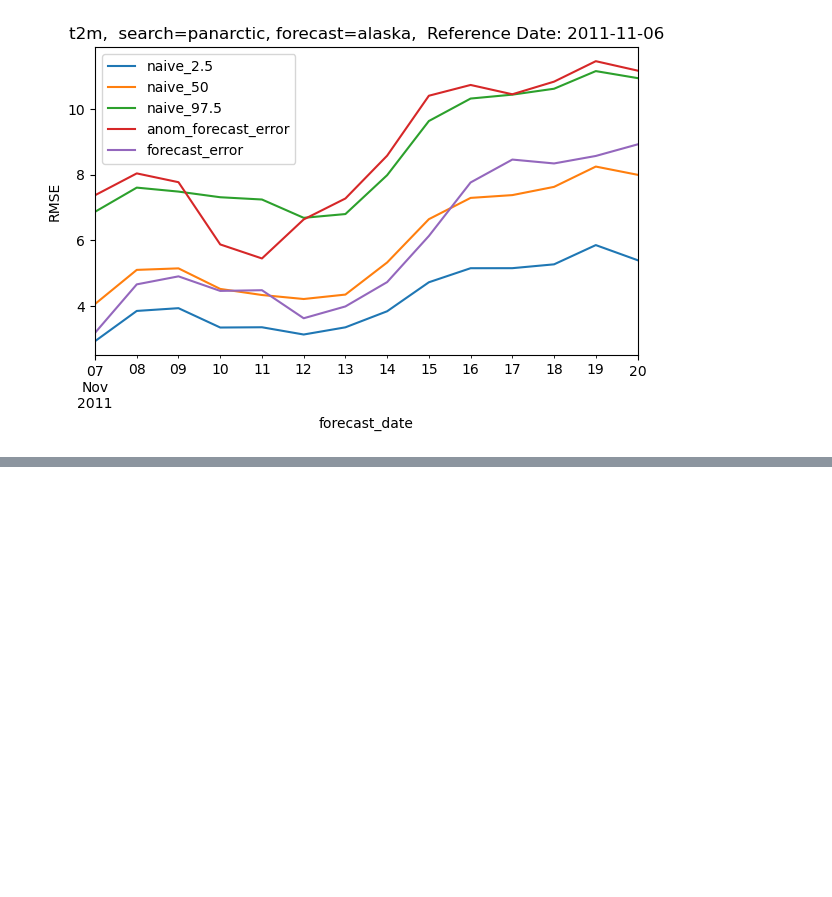
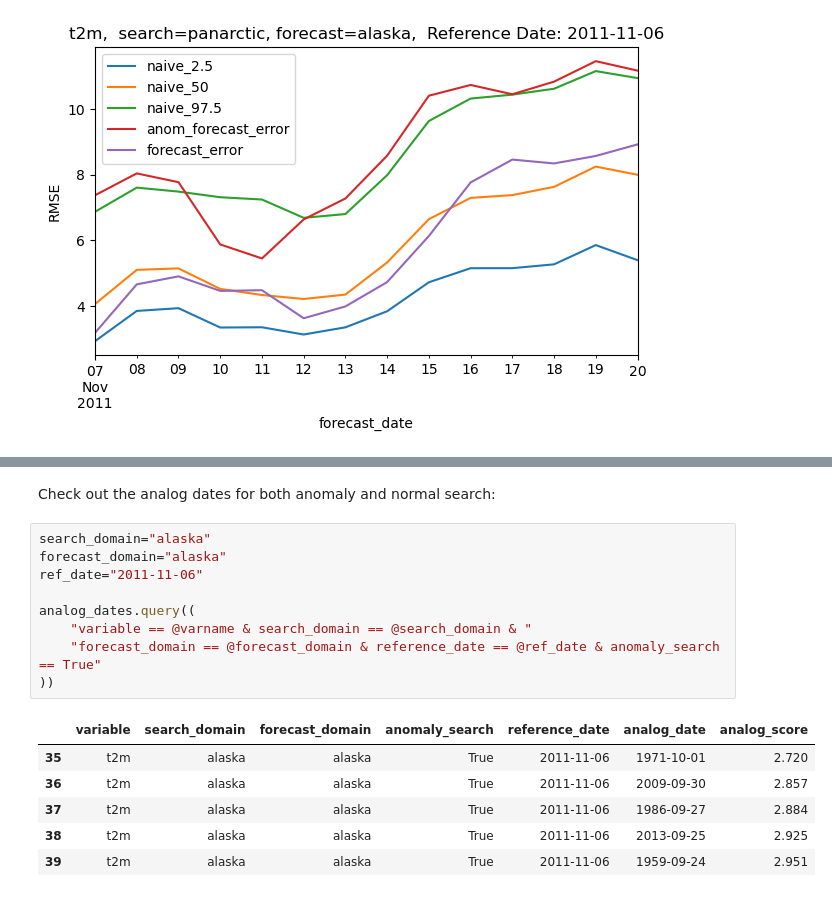
Before and after one commit to ua-snap/analog-forecast, a Jupyter notebook: skill_profiling/Nome_storm_dates_analysis.ipynb, the cells around one changed output, grey strips where cells are left out. Drawn from its saved outputs; the diff is of its cells as text; blank space fills up the shorter version.

```diff
--- a/skill_profiling/Nome_storm_dates_analysis.ipynb
+++ b/skill_profiling/Nome_storm_dates_analysis.ipynb
@@ -228,0 +238,18 @@ for search_domain in ["north_pacific", "northern_hs", "panarctic"]:
+# %% [markdown]
+Check out the analog dates for both anomaly and normal search:
+# %%
+search_domain="alaska"
+forecast_domain="alaska"
+ref_date="2011-11-06"
+
+analog_dates.query((
+    "variable == @varname & search_domain == @search_domain & "
+    "forecast_domain == @forecast_domain & reference_date == @ref_date & anomaly_search == True"
+))
+# %% [output]
+|  | variable | search_domain | forecast_domain | anomaly_search | reference_date | analog_date | analog_score |
+| 35 | t2m | alaska | alaska | True | 2011-11-06 | 1971-10-01 | 2.720 |
+| 36 | t2m | alaska | alaska | True | 2011-11-06 | 2009-09-30 | 2.857 |
+| 37 | t2m | alaska | alaska | True | 2011-11-06 | 1986-09-27 | 2.884 |
+| 38 | t2m | alaska | alaska | True | 2011-11-06 | 2013-09-25 | 2.925 |
+| 39 | t2m | alaska | alaska | True | 2011-11-06 | 1959-09-24 | 2.951 |
```
Also changed, not shown: parts of 7 cells of this notebook.
